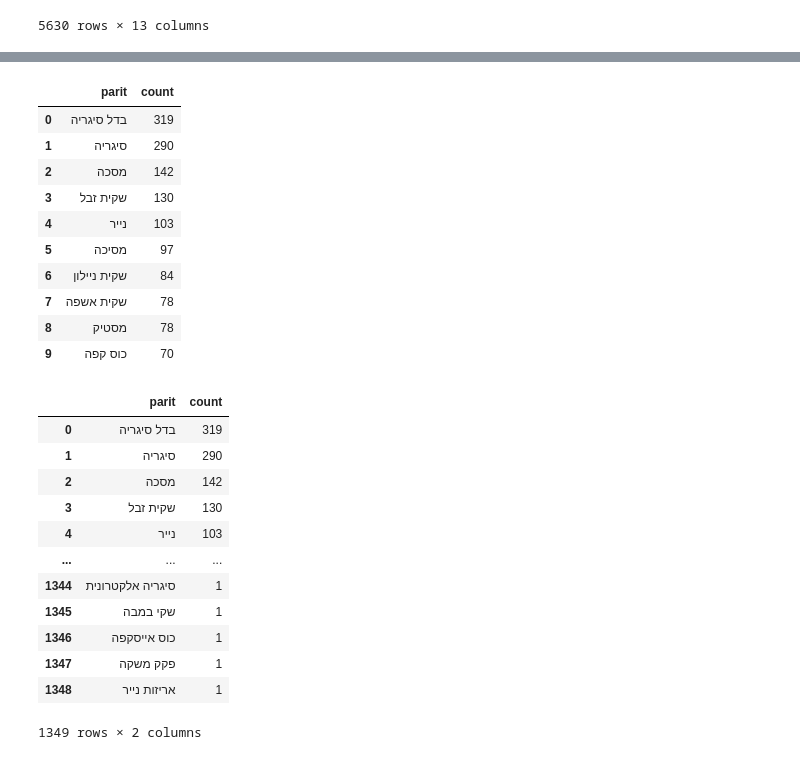
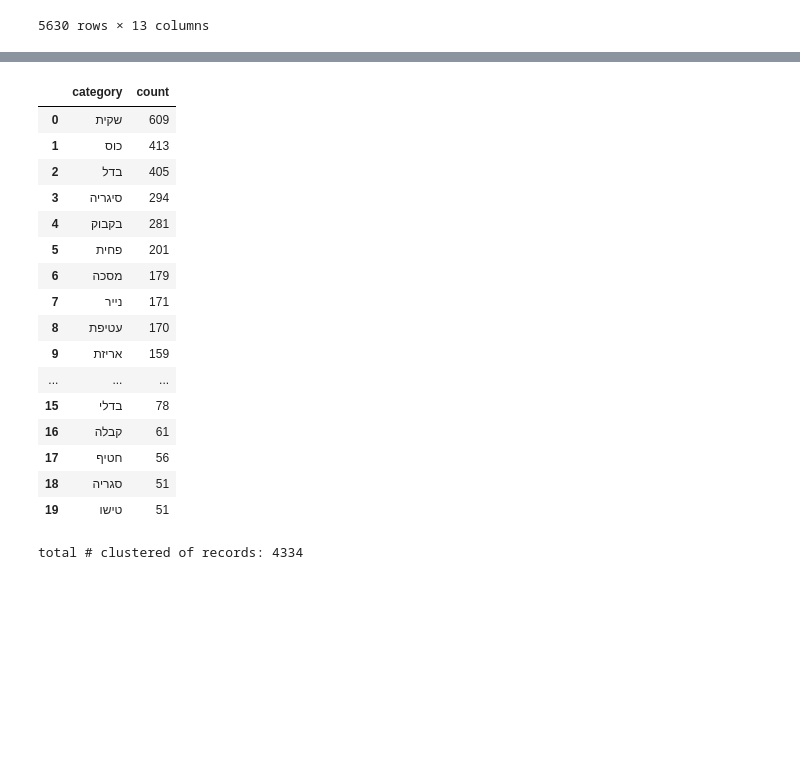
Before and after one commit to ColgateSmile/Visualization_Project_littering-incidents-Israel, a Jupyter notebook: master.ipynb, the cells around one changed output, grey strips where cells are left out. Cells and saved outputs as stored; diff of their text form; code cells hidden in the pictures; blank space fills up the shorter version.

```diff
--- a/master.ipynb
+++ b/master.ipynb
@@ -325,6 +325,10 @@ df_merged
 | 5628 | 1060 | 31.3262695,34.8809186 | רחוב ראשי כניסת הכפר | רחוב מסחרי | מסכה | שלילית | צעיר ירד מהאוטובוס והשליך המסכה ל... | ... |
 | 5629 | 1060 | 31.3262695,34.8809186 | רחוב ראשי כניסת הכפר | רחוב מסחרי | פחית Xl | שלילית | צעיר השליך הפחית על המדרכה | ... |
 5630 rows × 13 columns
+# %%
+df_merged['parit'] = df_merged['parit'].apply(lambda x: re.sub(r'[^א-ת ]', '', x))
+df_merged = df_merged[df_merged.parit != ''].reset_index(drop=True)
+df_merged = df_merged[df_merged.parit.apply(lambda x: len(x.split())<=3)].reset_index(drop=True)
 # %%
 df_merged[df_merged.apply(lambda x: x.city in x.location_address, axis=1)]
 # %% [output]
@@ -387,56 +393,31 @@ AttributeError: 'AxesSubplot' object has no attribute 'head'
 # %%
-unique_items = df_merged.parit.value_counts().to_dict()
+unique_items = df_merged.parit.apply(lambda x: x.split(' ')[0]).value_counts().to_dict()
 unique_items = pd.DataFrame(unique_items, index=[0]) \
     .transpose().reset_index() \
     .rename(columns={
         'index' : 'parit',
         0 : 'count'
     })
 unique_items = unique_items \
             .sort_values(by='count', ascending=False) \
             .reset_index(drop=True)
-unique_items
-# pd.DataFrame(unique_items)
-unique_items[
-    (unique_items['count'] > 10)
-]
-top_categories = unique_items[unique_items['count'] >5]
-top_categories.head(10)
+top_categories = unique_items[unique_items['count'] > 10].rename(columns={'parit' : 'category'})
+top_categories.head(20)
 # %% [output]
-|  | parit | count |
-| 0 | בדל סיגריה | 319 |
-| 1 | סיגריה | 290 |
-| 2 | מסכה | 142 |
-| 3 | שקית זבל | 130 |
-| 4 | נייר | 103 |
-| 5 | מסיכה | 97 |
-| 6 | שקית ניילון | 84 |
-| 7 | שקית אשפה | 78 |
-| 8 | מסטיק | 78 |
-| 9 | כוס קפה | 70 |
+|  | category | count |
+| 0 | שקית | 609 |
+| 1 | כוס | 413 |
+| 2 | בדל | 405 |
+| 3 | סיגריה | 294 |
+| 4 | בקבוק | 281 |
+| 5 | פחית | 201 |
+| 6 | מסכה | 179 |
+| 7 | נייר | 171 |
+| 8 | עטיפת | 170 |
+| 9 | אריזת | 159 |
+| ... | ... | ... |
+| 15 | בדלי | 78 |
+| 16 | קבלה | 61 |
+| 17 | חטיף | 56 |
+| 18 | סגריה | 51 |
+| 19 | טישו | 51 |
-# %%
-unique_items[
-    (unique_items.parit.str.len() < 20) &
-    unique_items.parit.str.contains('סיגר') |
-    unique_items.parit.str.contains('סגר') |
-    unique_items.parit.str.contains('בדל')
-    # & unique_items.parit.str.len() < 20
-]
-
-len(unique_items[unique_items.parit.str.len()>30])
-unique_items = unique_items[unique_items.parit.str.len()<20].reset_index( drop= True)
-unique_items
-# %% [output]
-|  | parit | count |
-| 0 | בדל סיגריה | 319 |
-| 1 | סיגריה | 290 |
-| 2 | מסכה | 142 |
-| 3 | שקית זבל | 130 |
-| 4 | נייר | 103 |
-| ... | ... | ... |
-| 1344 | סיגריה אלקטרונית | 1 |
-| 1345 | שקי במבה | 1 |
-| 1346 | כוס אייסקפה | 1 |
-| 1347 | פקק משקה | 1 |
-| 1348 | אריזות נייר | 1 |
-1349 rows × 2 columns
@@ -442,0 +508,6 @@ unique_items
+# %%
+for (reg, cls) in classes:
+    clusters_predicate = cluster(df_merged, _class_, reg, cls, clusters_predicate)
+print('total # clustered of records:', len(df_merged[clusters_predicate]))
+# %% [output]
+total # clustered of records: 4334
```
Also changed, not shown: parts of 24 cells of this notebook.
